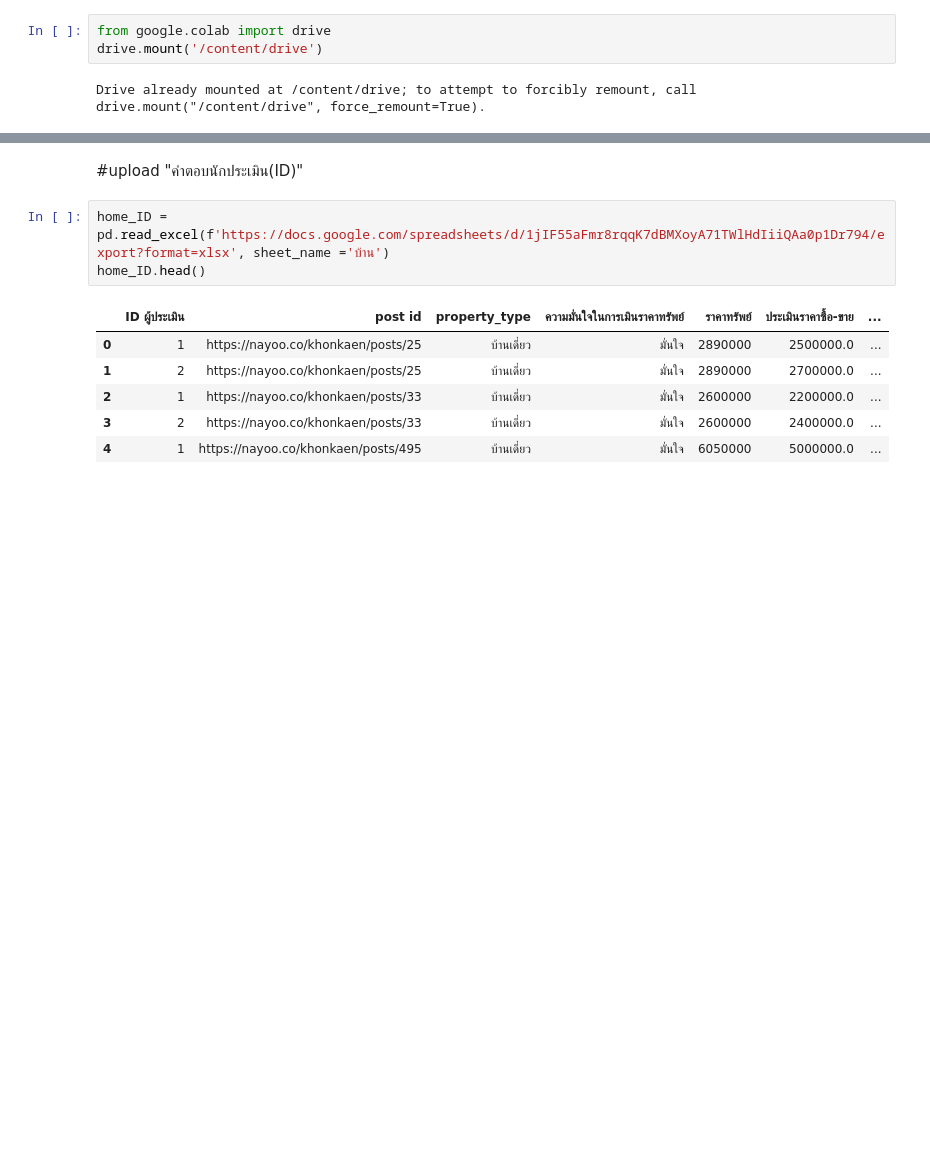
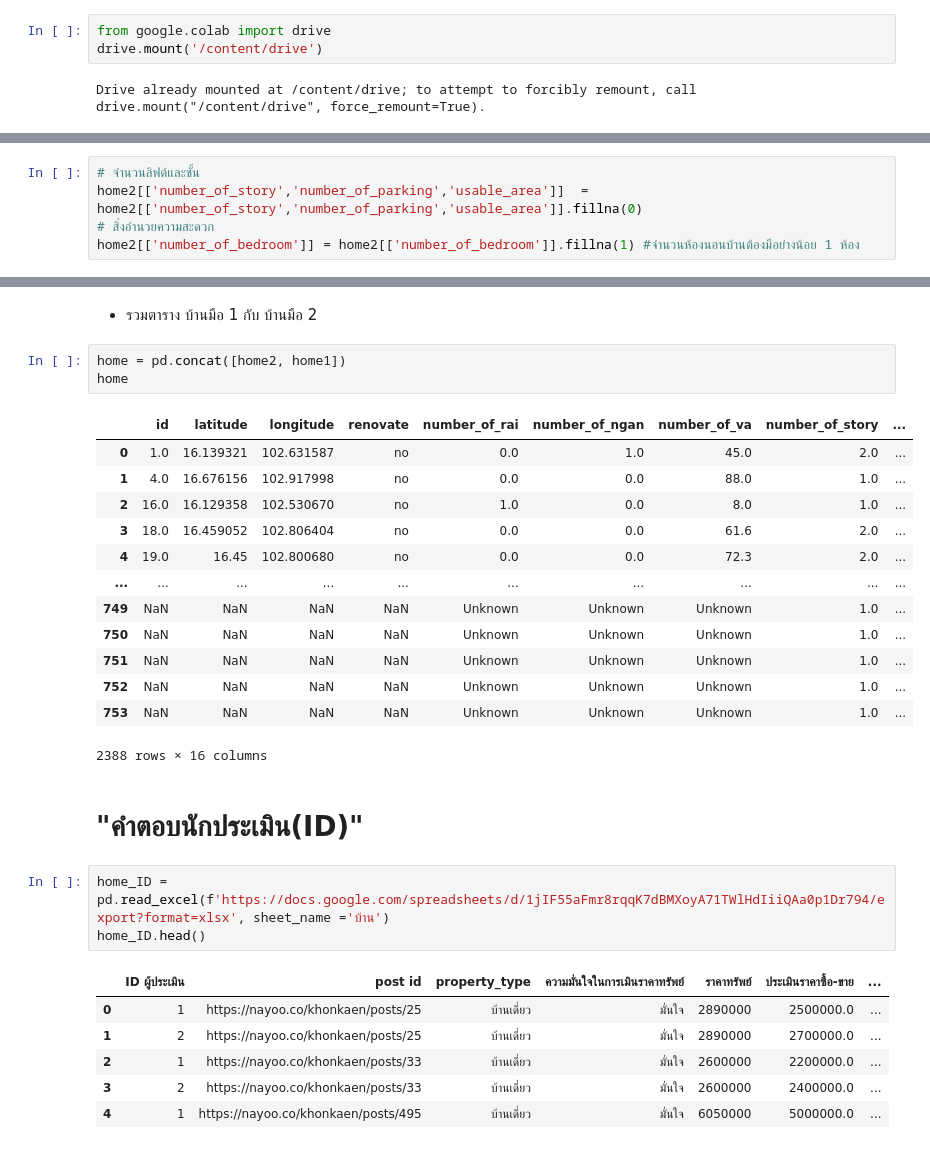
Before and after one commit to Supansapkb/bsc_dpdm22, a Jupyter notebook: midterm_dpdm22.ipynb, the cells around one changed output, grey strips where cells are left out. Saved outputs shown, nothing was run; the diff lists cells and outputs as text; blank space fills up the shorter version.

```diff
--- a/midterm_dpdm22.ipynb
+++ b/midterm_dpdm22.ipynb
@@ -71,0 +235,5 @@ home1.fillna('ไม่ทราบค่า')
+# %%
+# จำนวนลิฟต์และชั้น
+home2[['number_of_story','number_of_parking','usable_area']]  = home2[['number_of_story','number_of_parking','usable_area']].fillna(0)
+# สิ่งอำนวยความสะดวก
+home2[['number_of_bedroom']] = home2[['number_of_bedroom']].fillna(1) #จำนวนห้องนอนบ้านต้องมีอย่างน้อย 1 ห้อง
@@ -72,5 +286,24 @@ home1.fillna('ไม่ทราบค่า')
+# %% [markdown]
+- รวมตาราง บ้านมือ 1 กับ บ้านมือ 2
+# %%
+home = pd.concat([home2, home1])
+home
+# %% [output]
+|  | id | latitude | longitude | renovate | number_of_rai | number_of_ngan | number_of_va | number_of_story | ... |
+| 0 | 1.0 | 16.139321 | 102.631587 | no | 0.0 | 1.0 | 45.0 | 2.0 | ... |
+| 1 | 4.0 | 16.676156 | 102.917998 | no | 0.0 | 0.0 | 88.0 | 1.0 | ... |
+| 2 | 16.0 | 16.129358 | 102.530670 | no | 1.0 | 0.0 | 8.0 | 1.0 | ... |
+| 3 | 18.0 | 16.459052 | 102.806404 | no | 0.0 | 0.0 | 61.6 | 2.0 | ... |
+| 4 | 19.0 | 16.45 | 102.800680 | no | 0.0 | 0.0 | 72.3 | 2.0 | ... |
+| ... | ... | ... | ... | ... | ... | ... | ... | ... | ... |
+| 749 | NaN | NaN | NaN | NaN | Unknown | Unknown | Unknown | 1.0 | ... |
+| 750 | NaN | NaN | NaN | NaN | Unknown | Unknown | Unknown | 1.0 | ... |
+| 751 | NaN | NaN | NaN | NaN | Unknown | Unknown | Unknown | 1.0 | ... |
+| 752 | NaN | NaN | NaN | NaN | Unknown | Unknown | Unknown | 1.0 | ... |
+| 753 | NaN | NaN | NaN | NaN | Unknown | Unknown | Unknown | 1.0 | ... |
+2388 rows × 16 columns
 # %% [markdown]
-#upload  "คำตอบนักประเมิน(ID)"
+#  "คำตอบนักประเมิน(ID)"
 # %%
 home_ID = pd.read_excel(f'https://docs.google.com/spreadsheets/d/1jIF55aFmr8rqqK7dBMXoyA71TWlHdIiiQAa0p1Dr794/export?format=xlsx', sheet_name ='บ้าน')
 home_ID.head()
```
Also changed, not shown: parts of 75 cells of this notebook.
